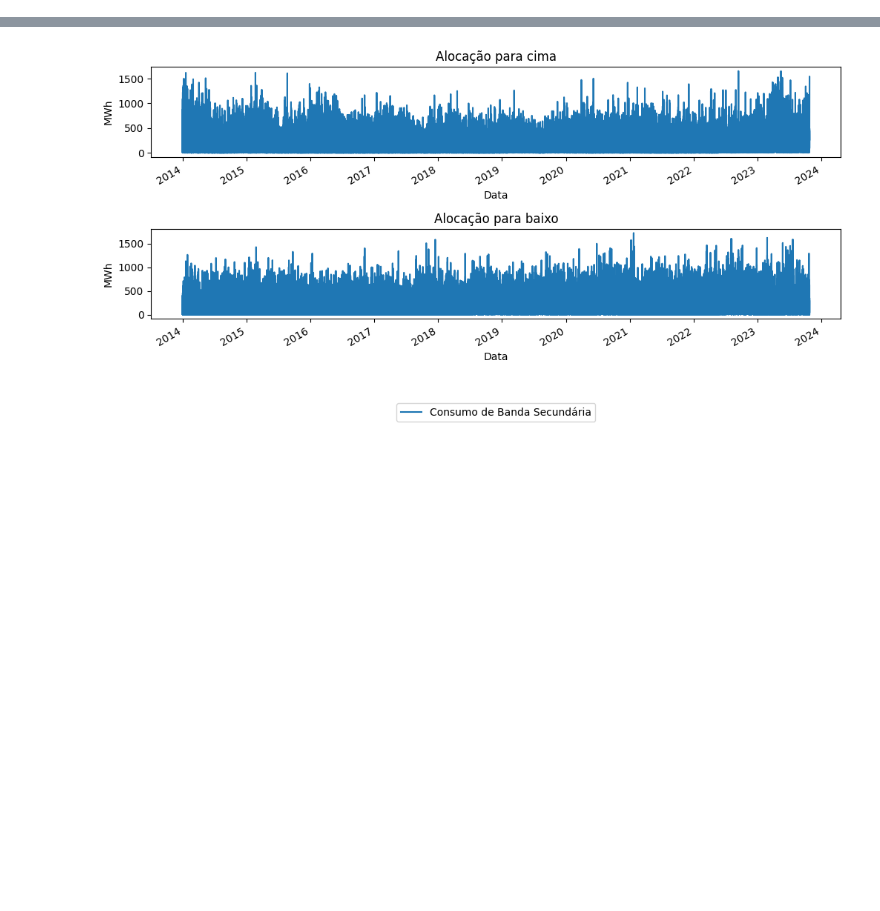
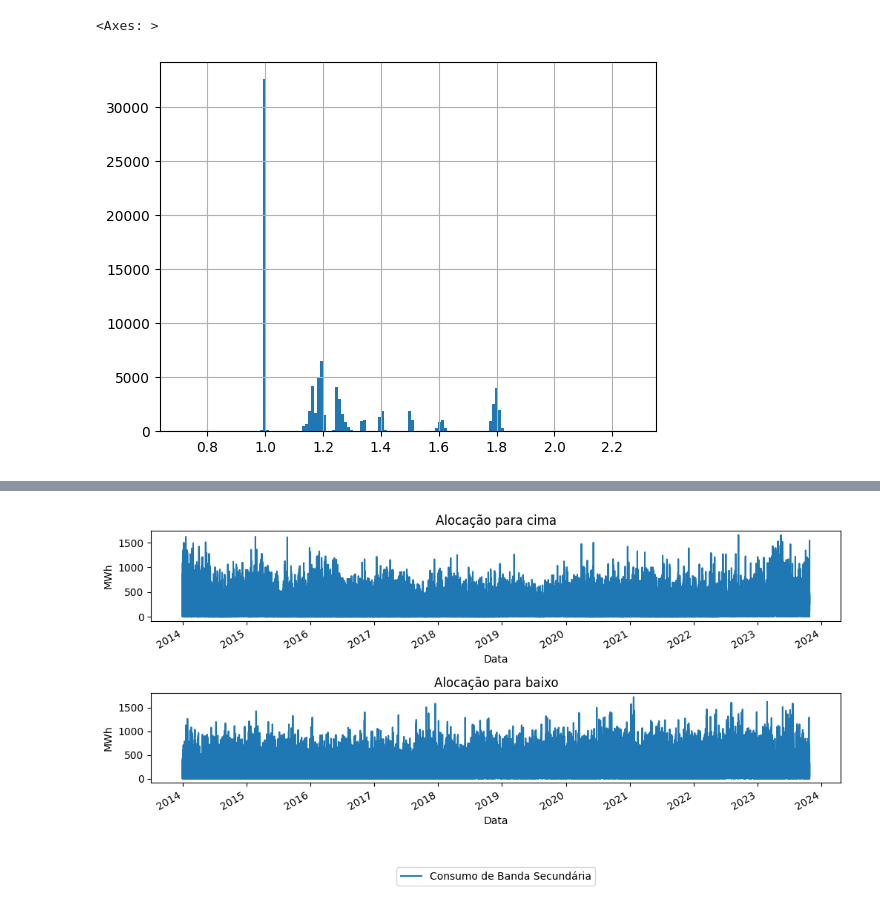
Before and after one commit to JotaFan/renewable-generation-into-reserve-markets, a Jupyter notebook: notebooks/Analise Dados Crus.ipynb, the cells around one changed output, grey strips where cells are left out. Saved outputs shown, nothing was run; the diff lists cells and outputs as text; code cells hidden in the pictures; blank space fills up the shorter version.

```diff
--- a/notebooks/Analise Dados Crus.ipynb
+++ b/notebooks/Analise Dados Crus.ipynb
@@ -51,0 +66,5 @@ trans_dict = {
+# %%
+dataset["ratio"].hist(bins=150)
+# %% [output]
+<Axes: >
+[figure, added]
```
Also changed, not shown: parts of 5 cells of this notebook, 22 other files.
